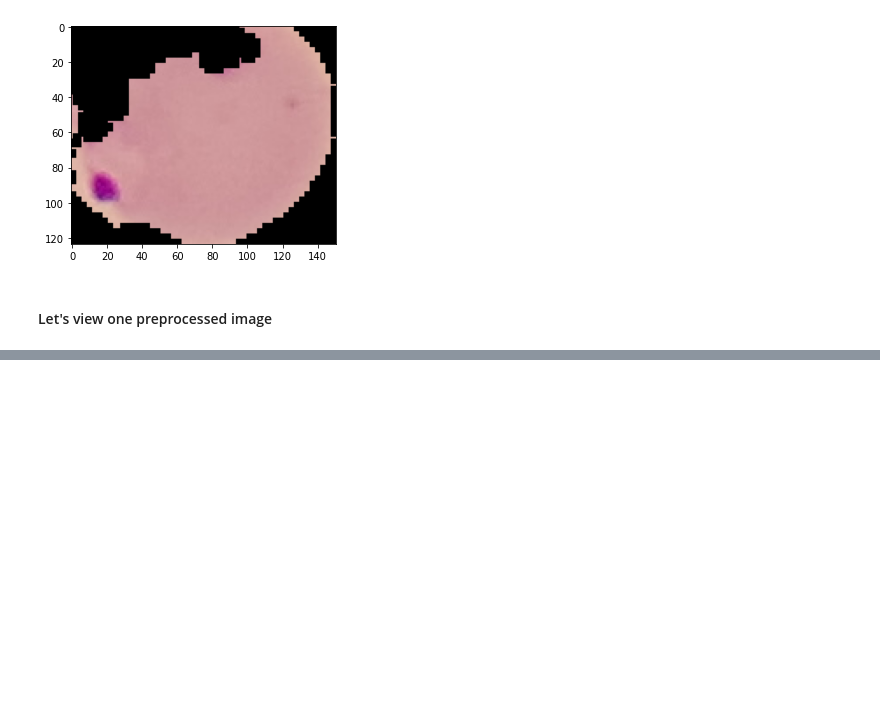
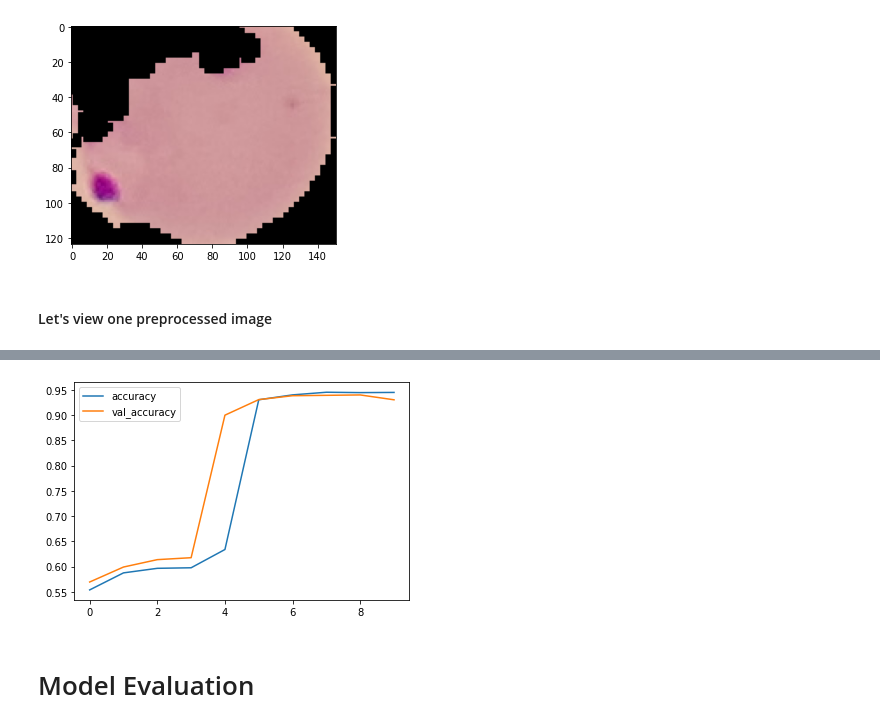
Before and after one commit to tanvirakibul/malaria-cell-detection, a Jupyter notebook: Mataria_cell_detection.ipynb, the cells around one changed output, grey strips where cells are left out. Saved outputs shown, nothing was run; the diff lists cells and outputs as text; code cells hidden in the pictures; blank space fills up the shorter version.

```diff
--- a/Mataria_cell_detection.ipynb
+++ b/Mataria_cell_detection.ipynb
@@ -235,0 +395,7 @@ plt.imshow(image_gen.random_transform(imread(para_cell)))
+# %%
+model_history[['accuracy', 'val_accuracy']].plot()
+plt.savefig('/content/drive/My Drive/ml/saved_models/malaria-model-accuracy.png')
+# %% [output]
+[figure, added]
+# %% [markdown]
+# Model Evaluation
```
Also changed, not shown: parts of 56 cells of this notebook.
